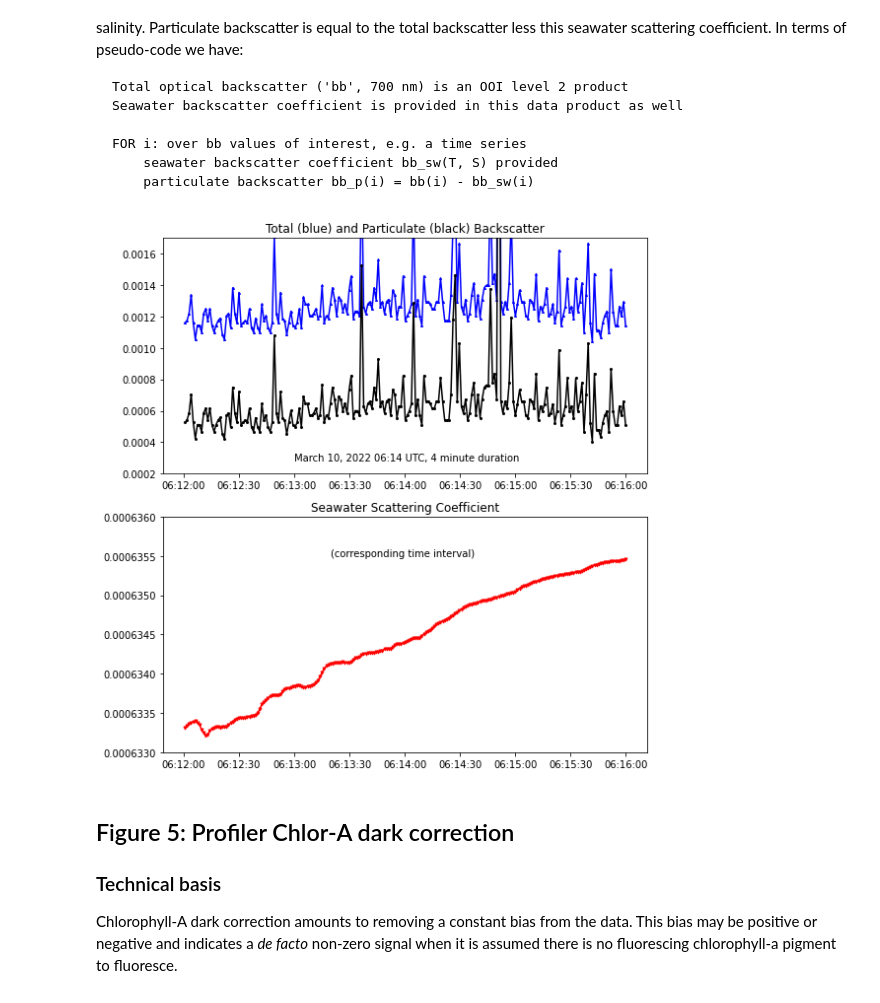
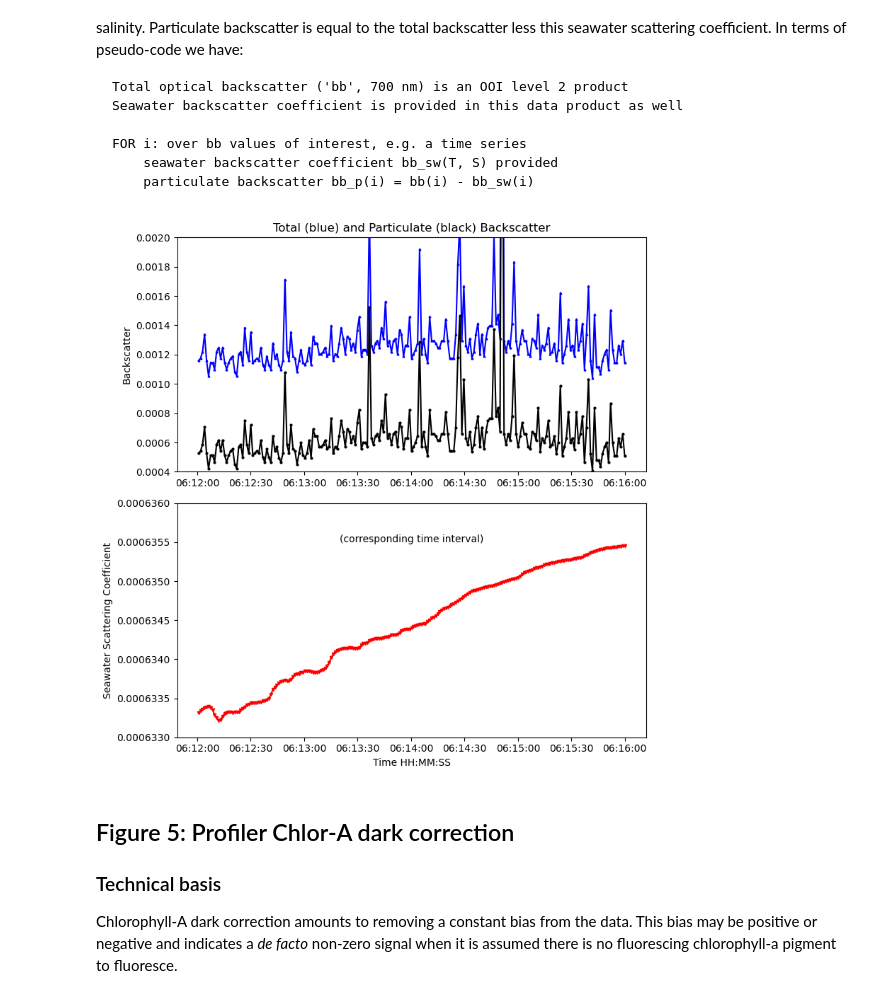
Before and after one commit to robfatland/ocean, a Jupyter notebook: DataQualityGuideNotebook.ipynb, the cells around one changed output. Saved outputs shown, nothing was run; the diff lists cells and outputs as text; code cells hidden in the pictures.

```diff
--- a/DataQualityGuideNotebook.ipynb
+++ b/DataQualityGuideNotebook.ipynb
@@ -642,25 +643,19 @@ df = df.to_csv('../BOS/BO_F4_2_10_MAR_2021_Backscatter_4_minute_clip.csv')
 # %%
 fig,axs=plt.subplots(2, figsize=(8,8), tight_layout=True)
 
 axs[0].plot(DB_micro.time, DB_micro.backscatter,                     ms=2., marker='^', linestyle='-', color='b')
 axs[0].plot(DB_micro.time, DB_micro.particulate,                     ms=2., marker='o', linestyle='-', color='k')
-axs[0].set(ylim=(0.0002,     0.0017  ), title='Total (blue) and Particulate (black) Backscatter')
+axs[0].set(ylim=(0.0004,     0.0020  ), title='Total (blue) and Particulate (black) Backscatter',
+          ylabel='Backscatter')
 
 axs[1].plot(DB_micro.time, DB_micro.seawater_scattering_coefficient, ms=3., marker='v', linestyle='-', color='r')
-axs[1].set(ylim=(0.000633,  0.000636 ), title='Seawater Scattering Coefficient')
+axs[1].set(ylim=(0.000633,  0.000636 ), ylabel='Seawater Scattering Coefficient', xlabel='Time HH:MM:SS')
 
-axs[0].text(dt64('2021-03-10 06:13'), .00028, 'March 10, 2022 06:14 UTC, 4 minute duration')
 axs[1].text(dt64('2021-03-10 06:13:20'), .0006355, '(corresponding time interval)')
 
 fig.show()
-
-#    ds_1day = ds.sel(time=slice(dt64(t0str), dt64(t1str)))
-#    fig, axs = plt.subplots(figsize=(12,4), tight_layout=True)
-#    axs.plot(ds_1day.time, ds_1day.z, marker='.', ms=9., color='k', mfc='r')
-#    axs.set(ylim = (-200., 0.), title=title)
-#    axs.text(dt64('2021-02-28 23:15'), -184, 'AT')
 # %% [output]
-[figure, old version]
+[figure, new version]
 # %%
 # Save figure 4
 fig.savefig("../BOS/Figures/BO_F4_1_10_MAR_2021_total_and_particulate_backscatter.png")
```
Also changed, not shown: parts of 21 cells of this notebook, 1 other file.
